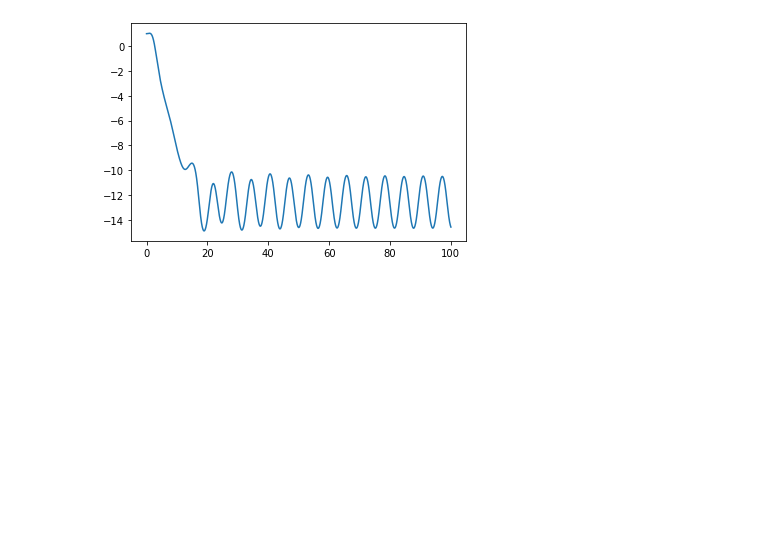
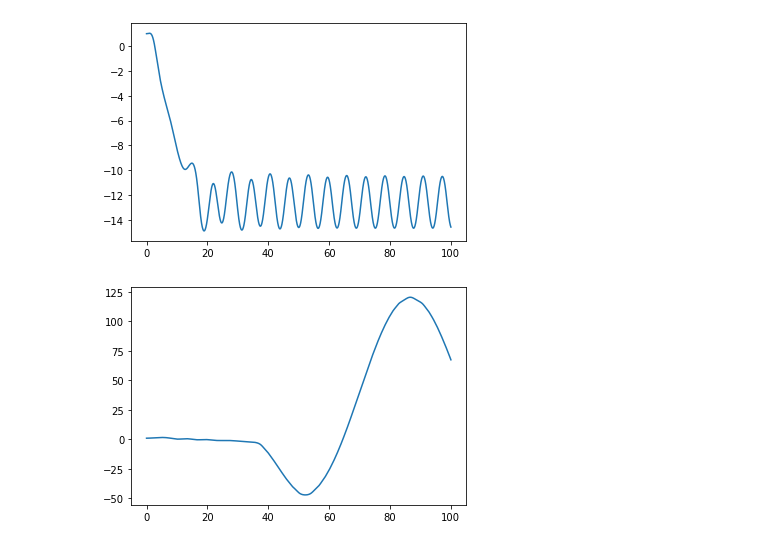
Before and after one commit to Choi-Ayoung/2021_cphys1, a Jupyter notebook: hw6.ipynb, the cells around one changed output. Cells and saved outputs as stored; diff of their text form; code cells hidden in the pictures; blank space fills up the shorter version.

```diff
--- a/hw6.ipynb
+++ b/hw6.ipynb
@@ -124,10 +130,13 @@ plt.plot(t,theta);
 # %% [markdown]
 ## 4. Forced Pendulum
 # %%
+#v=1
+
 %matplotlib inline
 import matplotlib.pyplot as plt
 import numpy as np
 from scipy.integrate import odeint
+beta, L, g =0.1, 9.8, 9.8
 A, v = 1, 1
 w=1
 state0 = [1.0, 0.0]
@@ -141,3 +150,24 @@ states = odeint(f, state0, t)
 plt.plot(t,states[:,0]);
 # %% [output]
 [figure]
+# %%
+#v=0.1
+
+%matplotlib inline
+import matplotlib.pyplot as plt
+import numpy as np
+from scipy.integrate import odeint
+beta, L, g =0.1, 9.8, 9.8
+A, v = 1, 0.1
+w=1
+state0 = [1.0, 0.0]
+t = np.arange(0.0, 100.0, 0.001)
+
+def f(state, t):
+    theta, s = state
+    return s, A*np.cos(v*t)-beta*s-(g/L)*np.sin(theta)
+
+states = odeint(f, state0, t)
+plt.plot(t,states[:,0]);
+# %% [output]
+[figure, added]
```
Also changed, not shown: parts of 5 cells of this notebook.
